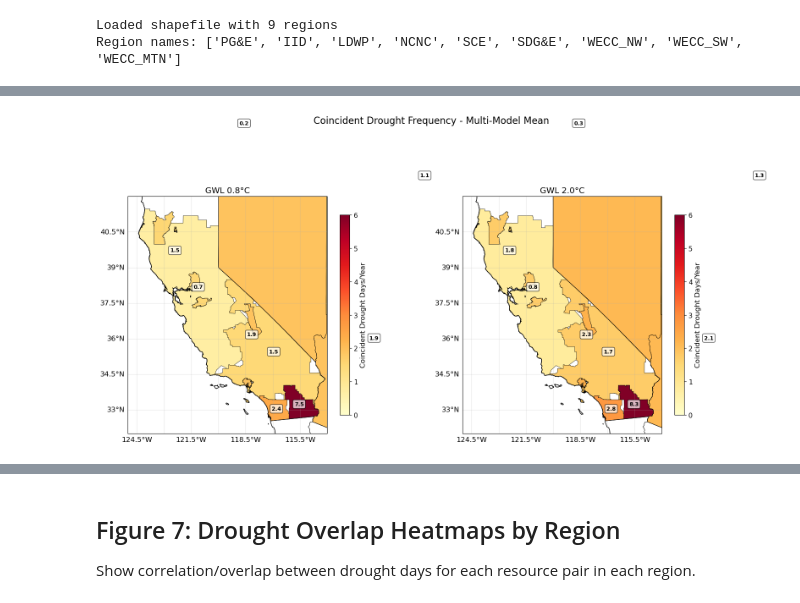
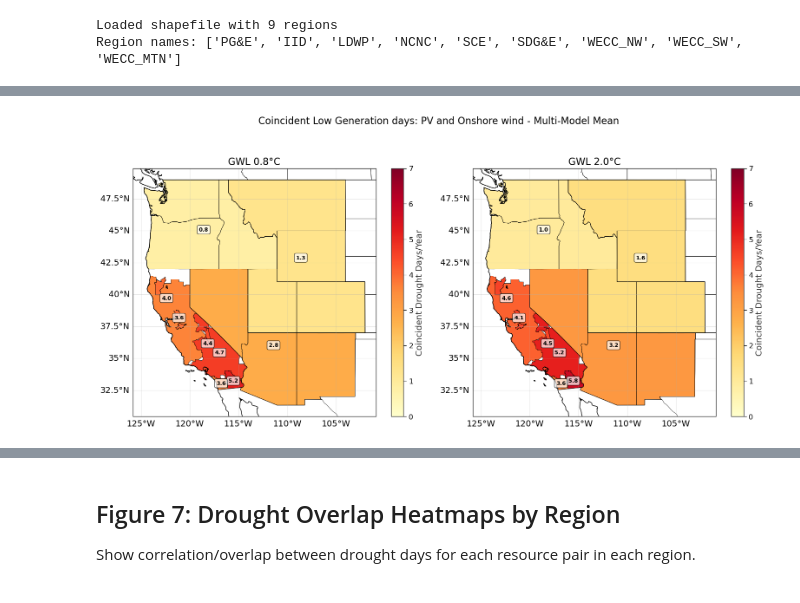
Before and after one commit to Eagle-Rock-Analytics/renewable-analysis, a Jupyter notebook: notebooks/coincident_drought/regional_coincident_drought_analysis.ipynb, the cells around one changed output, grey strips where cells are left out. Cells and saved outputs as stored; diff of their text form; code cells hidden in the pictures.

Commit message:
updates to regional coincident drought

```diff
--- a/notebooks/coincident_drought/regional_coincident_drought_analysis.ipynb
+++ b/notebooks/coincident_drought/regional_coincident_drought_analysis.ipynb
@@ -27,27 +34,21 @@ This notebook analyzes coincident drought between solar PV and onshore wind acro
 **Future extension:** Add offshore wind regions to assess portfolio diversification benefits.
 # %% [markdown]
 ## Setup and Configuration
-# %%
-# Set larger default font sizes for plots
-plt.rcParams['font.size'] = 12
-plt.rcParams['axes.titlesize'] = 14
-plt.rcParams['axes.labelsize'] = 12
-plt.rcParams['xtick.labelsize'] = 11
-plt.rcParams['ytick.labelsize'] = 11
-plt.rcParams['legend.fontsize'] = 11
-plt.rcParams['figure.titlesize'] = 16
 # %%
 # Analysis parameters
-drought_threshold = 0.2  # Regional drought when >30% of area in drought
 target_gwls = [0.8, 2.0]
 simulations = ["mpi-esm1-2-hr", "miroc6", "taiesm1", "ec-earth3"]
 
 # Utility regions (exclude north/south offshore for now)
-utility_regions = ["PG&E", "SCE", "SDG&E", "IID", "LDWP", "NCNC", "WECC_NW", "WECC_SW",'WECC_MTN']
+utility_regions = ["PG&E", "SCE", "SDG&E", "IID", "LDWP", "NCNC", "WECC_NW", "WECC_SW", "WECC_MTN"]
 
 # Data paths
-data_dir = Path("drought_masks")
+data_dir = Path("../../data/drought_masks")
 shapefile_path = Path("../../data/load_zone_shapefiles/allLoadZones.shp")
+
+# Data parameters
+domain = "d02"
+variable = "cf"
 
 # WRF CRS (needed for shapefiles)
 wrf_crs = pyproj.CRS(
@@ -212,9 +231,8 @@ for gwl in target_gwls:
             pv_data = drought_data[gwl][sim][region]['pv']
             wind_data = drought_data[gwl][sim][region]['wind']
 
-            metrics = calculate_drought_metrics(
-                pv_data, wind_data, threshold=drought_threshold
-            )
+            # Masks are already binary, no threshold needed
+            metrics = calculate_drought_metrics(pv_data, wind_data)
             drought_metrics[gwl][sim][region] = metrics
 
         print("✓")
@@ -394,16 +482,16 @@ for idx, gwl in enumerate(target_gwls):
     # Position for this GWL's bars
     pos = x + (idx - 0.5) * width
 
-    # Color scheme
+    # Color scheme - using consistent palette
     if gwl == 0.8:
-        pv_color = 'gold'
-        wind_color = 'skyblue'
-        coin_color = 'darkred'
+        pv_color = '#FFD700'  # gold
+        wind_color = '#87CEEB'  # skyblue
+        coin_color = '#8B0000'  # darkred
         label_suffix = ' (0.8°C)'
     else:
-        pv_color = 'orange'
-        wind_color = 'steelblue'
-        coin_color = 'firebrick'
+        pv_color = '#FFA500'  # orange
+        wind_color = '#4682B4'  # steelblue
+        coin_color = '#B22222'  # firebrick
         label_suffix = ' (2.0°C)'
 
     # Create stacked bars
@@ -419,7 +507,7 @@ ax.set_ylabel('Days per Year')
 ax.set_title('Multi-Model Mean Drought Type Breakdown by GWL', fontsize=14)
 ax.set_xticks(x)
 ax.set_xticklabels(utility_regions, rotation=45, ha='right')
-ax.legend(ncol=2, loc='upper left')
+ax.legend(ncol=2, loc='lower left')
 ax.grid(axis='y', alpha=0.3)
 
 plt.tight_layout()
@@ -582,36 +670,36 @@ for idx, gwl in enumerate(target_gwls):
         linewidth=0.5,
         legend=True,
         vmin=0,
-        vmax=6,
+        vmax=7,
         legend_kwds={'label': 'Coincident Drought Days/Year', 'shrink': 0.8}
     )
 
     # Add region labels
     for idx_region, row in gdf_plot.iterrows():
         if pd.notna(row['coincident_days']):
             centroid = row.geometry.centroid
             ax.text(
                 centroid.x, centroid.y,
                 f"{row['coincident_days']:.1f}",
                 ha='center', va='center',
                 fontsize=9, fontweight='bold',
                 bbox=dict(boxstyle='round,pad=0.3', facecolor='white', alpha=0.7)
             )
 
     # Formatting
     ax.coastlines()
     ax.add_feature(cfeature.STATES, linewidth=0.5)
     ax.set_title(f'GWL {gwl}°C')
-    ax.set_extent([-125, -114, 32, 42])  # California bounds
+    #ax.set_extent([-125, -114, 32, 42])  # California bounds
 
     # Add gridlines
     gl = ax.gridlines(draw_labels=True, alpha=0.3)
     gl.top_labels = False
     gl.right_labels = False
 
-fig.suptitle('Coincident Drought Frequency - Multi-Model Mean', fontsize=16, y=0.98)
+fig.suptitle('Coincident Low Generation days: PV and Onshore wind - Multi-Model Mean', fontsize=16, y=0.98)
 plt.tight_layout()
 plt.savefig('choropleth_coincident_drought_multimodel.png', dpi=300, bbox_inches='tight')
 plt.show()
 # %% [output]
-[figure, old version]
+[figure, new version]
```
Also changed, not shown: parts of 31 cells of this notebook.
